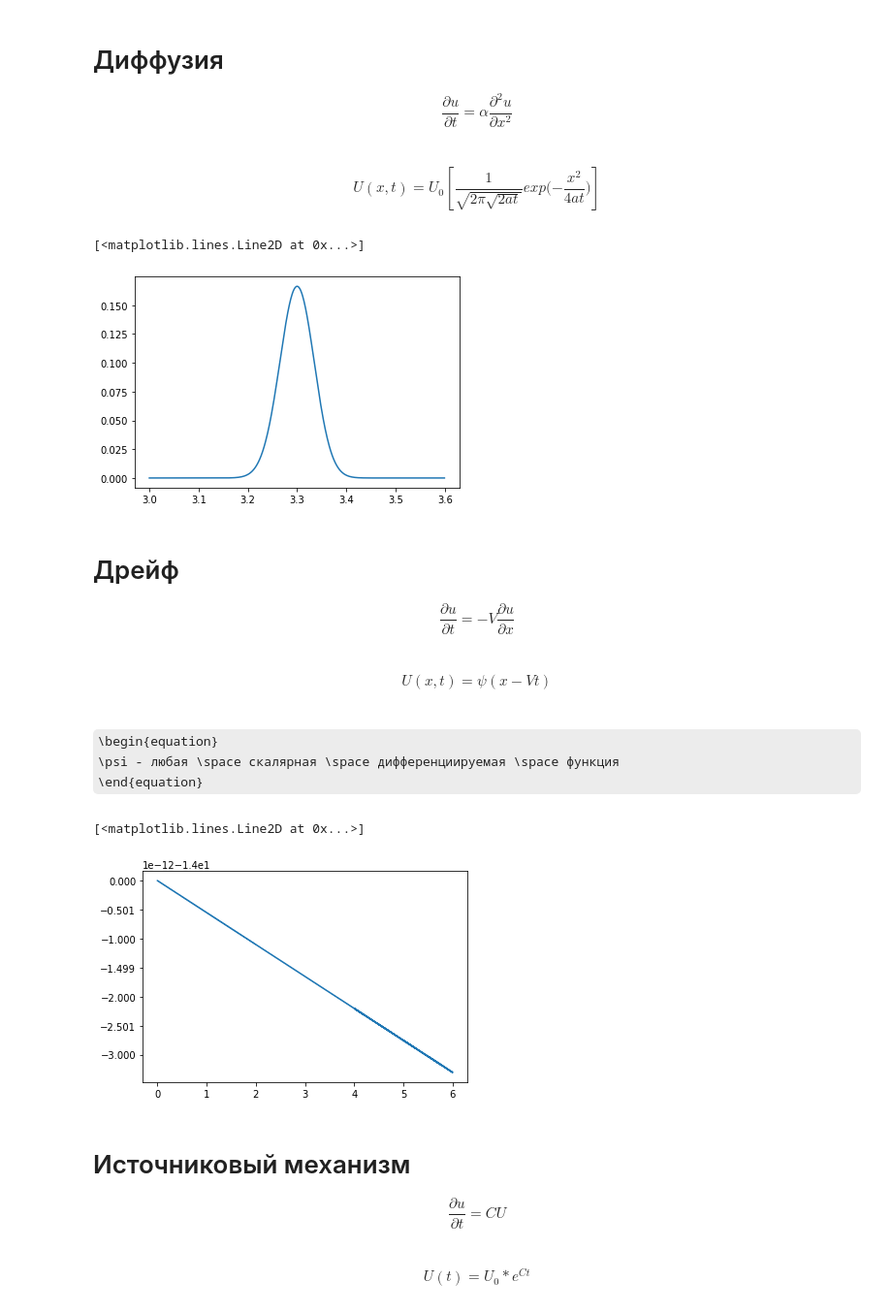
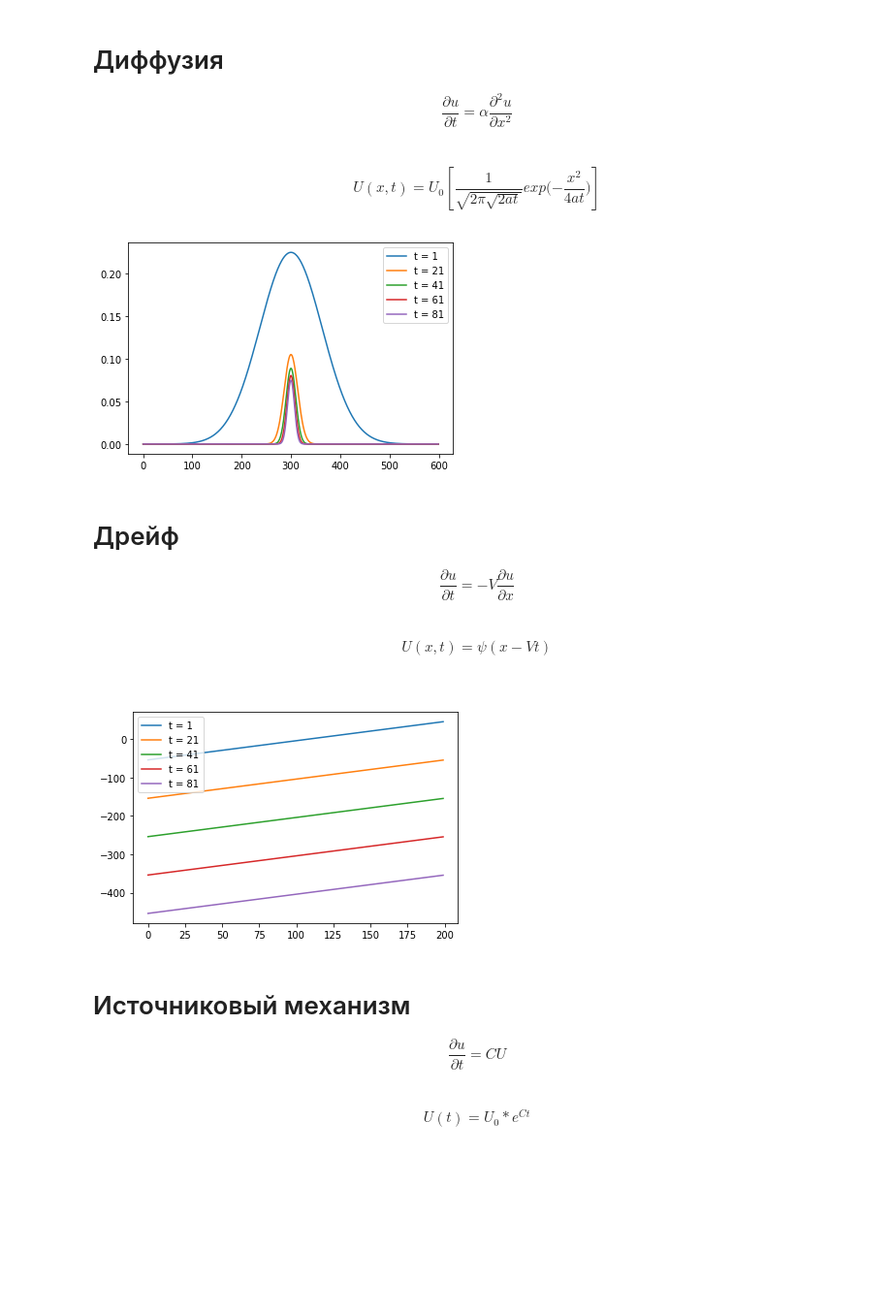
Before and after one commit to dep-810b-studs/computer-modelling, a Jupyter notebook: task_05-dreif_diff_model.ipynb, the cells around one changed output. Shown: that part at 97% size. Drawn from its saved outputs; the diff is of its cells as text; code cells hidden in the pictures; some formulas as TeX source; blank space fills up the shorter version.

```diff
--- a/task_05-dreif_diff_model.ipynb
+++ b/task_05-dreif_diff_model.ipynb
@@ -20,16 +20,18 @@ U(x,t)=U_0[\frac{1}{\sqrt{2 \pi \sqrt{2at}}}exp({{-\frac{x^2}{4at}})}]
 def diffusion(x, t, a = 5, u_0 = 1):
     return u_0 * (1 / sqrt(2 * pi * sqrt(2 * a *t))) * exp(-x**2 / 4 * a *t)
 # %%
-T = np.arange(3.0, 7.0, 0.001)
+T = np.arange(1, 100,20)
 X = np.arange(-3.0, 3.0, 0.01)
 diff = []
 
-for i in range(len(X)):
-    diff.append(diffusion(X[i],T[i]))
-plt.plot(T[:len(diff)], diff)
+for t in T:
+    for i in range(len(X)):
+        diff.append(diffusion(X[i],t))
+    plt.plot(diff, label=f't = {t}')
+    plt.legend()
+    diff = []
 # %% [output]
-[<matplotlib.lines.Line2D at 0x...>]
-[figure, old version]
+[figure, new version]
 # %% [markdown]
 # Дрейф
 \begin{equation}
@@ -40,24 +42,22 @@ plt.plot(T[:len(diff)], diff)
 U(x,t)=\psi{(x-Vt)}
 \end{equation}
 <br/>
-\begin{equation}
-\psi - любая \space скалярная \space дифференциируемая \space функция
-\end{equation}
 # %%
 def dreif(x, t, V = 1, k = 5):
     return 1 + k * (x - V * t)
 # %%
-T_d = np.arange(0, 7.0, 0.001)
-X = np.arange(-3.0, 3.0, 0.001)
+T_d = np.arange(1, 100,20)
+X = np.arange(-10.0, 10.0, 0.1)
 dreif_result = []
 
-for i in range(len(X)):
-    dreif_result.append(dreif(X[i], T_d[i]))
-
-plt.plot(T_d[:len(dreif_result)],dreif_result)
+for t in T_d:
+    for i in range(len(X)):
+        dreif_result.append(dreif(X[i], t))
+    plt.plot(dreif_result, label=f't = {t}')
+    plt.legend()
+    dreif_result = []
 # %% [output]
-[<matplotlib.lines.Line2D at 0x...>]
-[figure, old version]
+[figure, new version]
 # %% [markdown]
 # Источниковый механизм
 \begin{equation}
```
Also changed, not shown: parts of 8 cells of this notebook.
